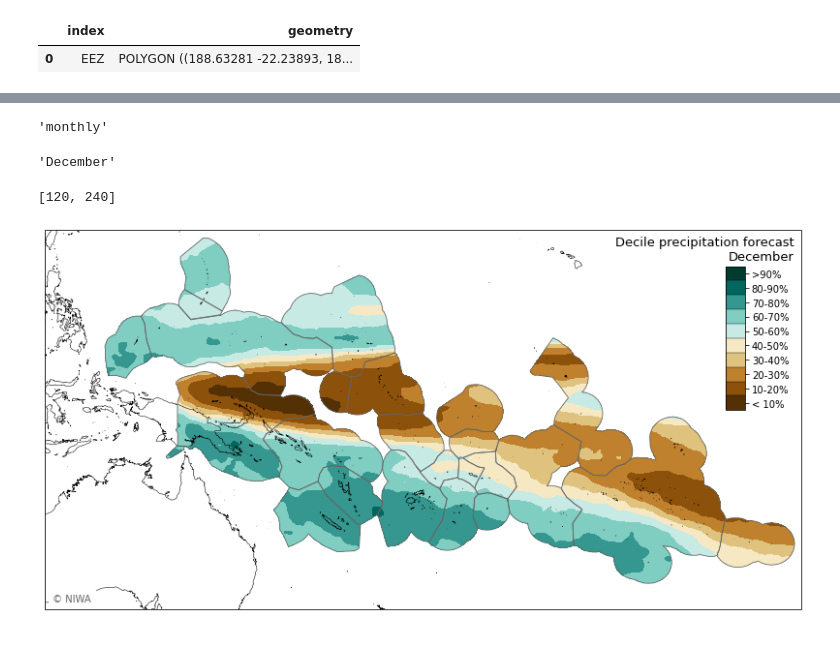
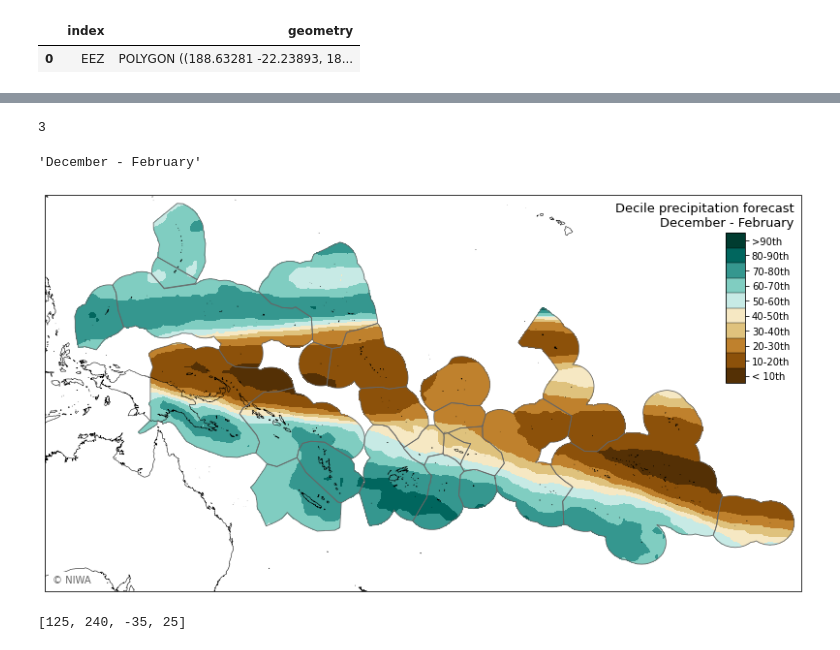
Before and after one commit to nicolasfauchereau/ICU_Water_Watch, a Jupyter notebook: notebooks/C3S/5_map_C3S_MME_probabilistic_decile_forecast.ipynb, the cells around one changed output, grey strips where cells are left out. Drawn from its saved outputs; the diff is of its cells as text; code cells hidden in the pictures.

Commit message:
updated the notebooks for the calculation and the mapping of the probabilistic forecasts

```diff
--- a/notebooks/C3S/5_map_C3S_MME_probabilistic_decile_forecast.ipynb
+++ b/notebooks/C3S/5_map_C3S_MME_probabilistic_decile_forecast.ipynb
@@ -83,0 +100,2 @@ elif period == 'monthly':
+# %%
+step = step + first_step - 1
@@ -104,5 +114,3 @@ domains.domains
-# %%
-domain = 'Water_Watch'
 # %% [markdown]
 ### paths to the realtime forecasts
 # %%
@@ -255,7 +263,8 @@ hexes = ['#003c30', '#01665e', '#35978f', '#80cdc1', '#c7eae5', '#f6e8c3', '#dfc
 # %%
 hexes.reverse()
 # %%
-cbar_ticklabels = ['>90%', '80-90%', '70-80%', '60-70%', '50-60%', '40-50%', '30-40%', '20-30%', '10-20%', '< 10%']
+# cbar_ticklabels = ['>90%', '80-90%', '70-80%', '60-70%', '50-60%', '40-50%', '30-40%', '20-30%', '10-20%', '< 10%']
+cbar_ticklabels = ['>90th', '80-90th', '70-80th', '60-70th', '50-60th', '40-50th', '30-40th', '20-30th', '10-20th', '< 10th']
 # %%
 cbar_ticklabels.reverse()
 # %%
@@ -280,7 +289,7 @@ cmap
 # %% [output]
 [figure]
 # %%
-decile_map = cum_probs.idxmin('decile').squeeze().sel(step=first_step)
+decile_map = cum_probs.idxmin('decile').squeeze().sel(step=step)
 # %%
 merged_EEZs
 # %% [output]
@@ -297,9 +306,5 @@ decile_map = geo.make_mask_from_gpd(decile_map, merged_EEZs, subset=False, inser
 month_name = list(month_name)
 # %%
 month_name += month_name[1:]
-# %%
-period
-# %% [output]
-'monthly'
 # %%
 if period == 'monthly':
@@ -309,8 +313,0 @@ elif period == 'seasonal':
-# %%
-period_label
-# %% [output]
-'December'
-# %%
-domains.domains[domain][:2]
-# %% [output]
-[120, 240]
@@ -319,31 +314,45 @@ domains.domains[domain][:2]
+# %%
+step
+# %% [output]
+3
+# %%
+label_period
+# %% [output]
+'December - February'
 # %%
 f, ax = plt.subplots(subplot_kw=dict(projection=ccrs.PlateCarree(central_longitude=180)), figsize=(14,8))
 
 ff = (decile_map['precip'] * decile_map['mask']).plot.contourf(ax=ax, levels=thresholds, cmap=cmap, transform=ccrs.PlateCarree(), add_colorbar=False)
 
 ax.coastlines(resolution='10m', lw=0.5)
 
 ax.set_title('')
 
 cbar_kwargs={'shrink':0.5, 'pad':0.01, 'extend':'neither', 'drawedges':True, 'ticks':ticks, 'aspect':15}
 
 cbar_ax = ax.axes.inset_axes([0.9, 0.525, 0.025, 0.38])
 
 cb = plt.colorbar(ff, cax=cbar_ax, **cbar_kwargs)
 
 cb.ax.minorticks_off()
 
 cbar_ax.set_yticklabels(cbar_ticklabels)
 
 plot.add_geom(ax, geoms=EEZs)
 
-title = f"Decile precipitation forecast\n{period_label}"
+title = f"Decile precipitation forecast\n{label_period}"
 
 ax.text(0.99, 0.95, title, fontsize=13, fontdict={'color':'k'}, bbox=dict(facecolor='w', edgecolor='w'), horizontalalignment='right', verticalalignment='center', transform=ax.transAxes)
 
 ax.text(0.01, 0.02, u'\u00A9'+" NIWA", transform=ax.transAxes, bbox=dict(facecolor='w', edgecolor='w'), fontdict=dict(color='0.4'))
 
-ax.set_extent([120, 240, -35, 25], crs = ccrs.PlateCarree())
+# ax.text(0.99, 0.02, "(first decile value where cumulative probability reaches 50%)",transform=ax.transAxes, horizontalalignment='right')
+
+ax.set_extent(domain, crs = ccrs.PlateCarree())
 # %% [output]
-[figure, old version]
+[figure, new version]
+# %%
+domain
+# %% [output]
+[125, 240, -35, 25]
 # %%
```
Also changed, not shown: parts of 31 cells of this notebook, 2 other files.
